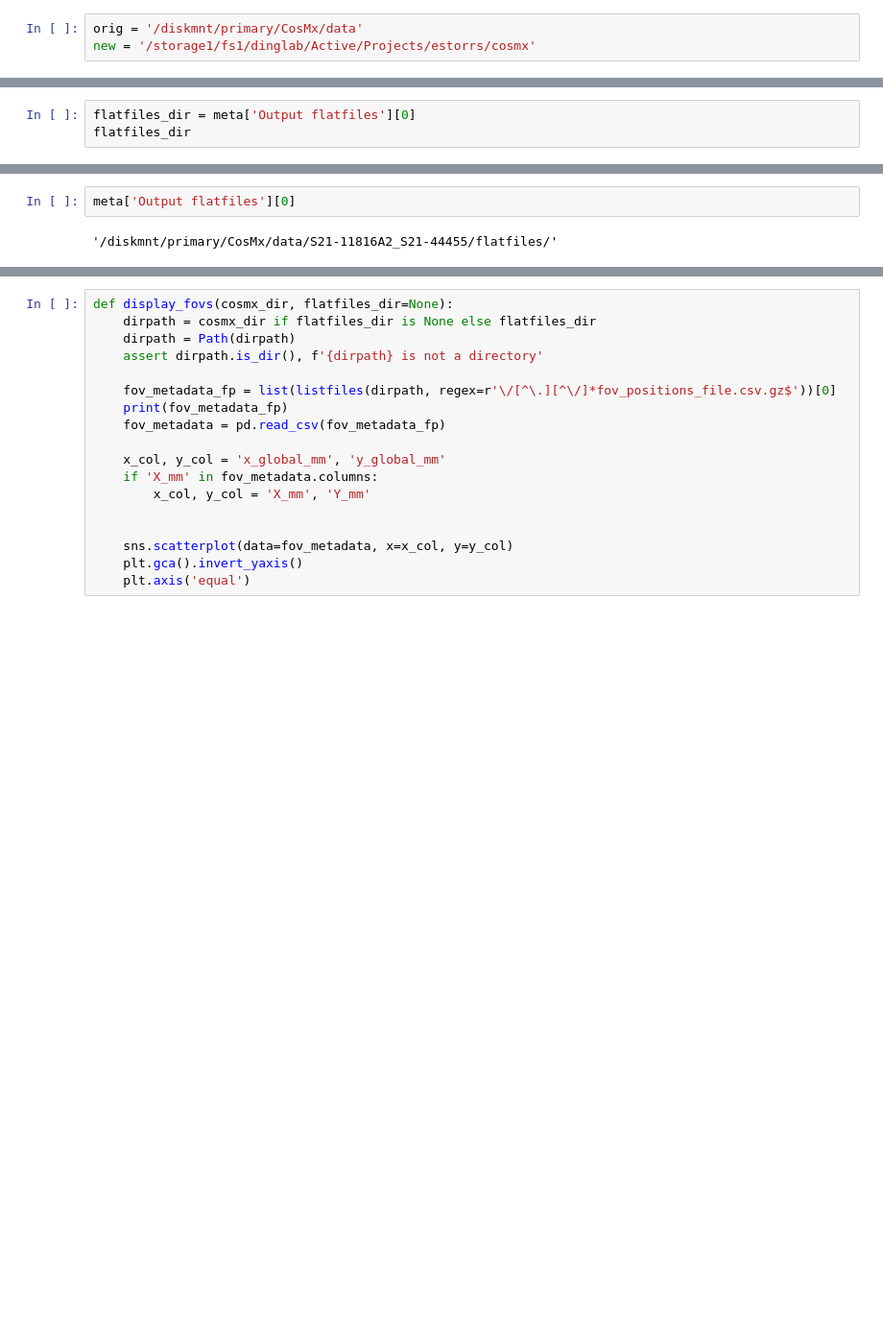
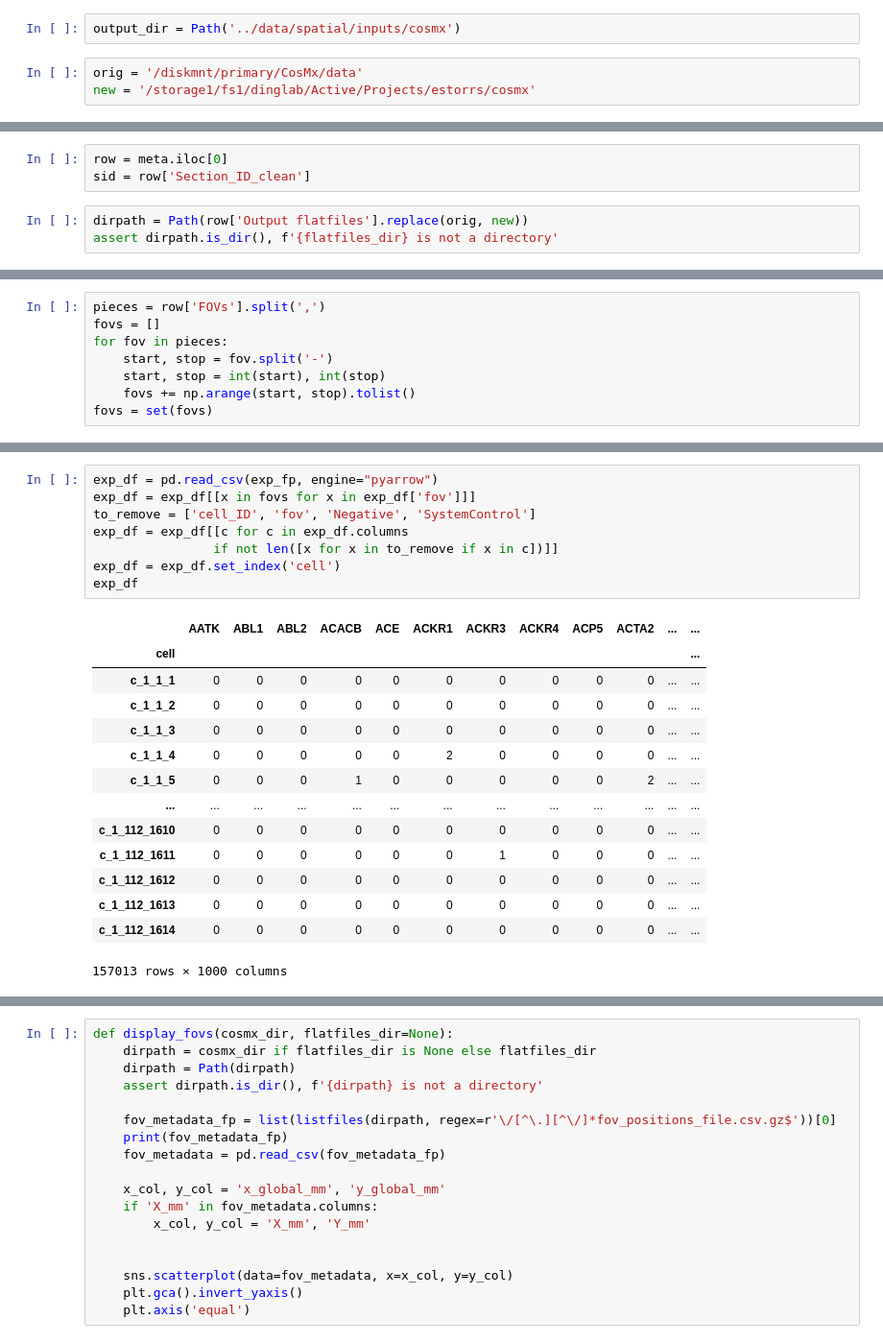
Before and after one commit to estorrs/3d-analysis, a Jupyter notebook: notebooks/1_cosmx_preprocessing.ipynb, the cells around one changed output, grey strips where cells are left out. Shown at 96% size. Saved outputs shown, nothing was run; the diff lists cells and outputs as text; blank space fills up the shorter version.

```diff
--- a/notebooks/1_cosmx_preprocessing.ipynb
+++ b/notebooks/1_cosmx_preprocessing.ipynb
@@ -76,6 +63,8 @@ meta
 | 13 | HT704B1 | HT704B1-S1H3Fp1_U22 | /diskmnt/primary/CosMx/data/HT704... | 173-293 |
 | 14 | HT704B1 | HT704B1-S1H3Fp1_U47 | /diskmnt/primary/CosMx/data/HT704... | 1-150 |
 | 15 | HT704B1 | HT704B1-S1H3Fp1_U56 | /diskmnt/primary/CosMx/data/HT704... | 151-240 |
+# %%
+output_dir = Path('../data/spatial/inputs/cosmx')
 # %%
 orig = '/diskmnt/primary/CosMx/data'
 new = '/storage1/fs1/dinglab/Active/Projects/estorrs/cosmx'
@@ -82,3 +156,6 @@ new = '/storage1/fs1/dinglab/Active/Projects/estorrs/cosmx'
+# %%
+row = meta.iloc[0]
+sid = row['Section_ID_clean']
 # %%
-flatfiles_dir = meta['Output flatfiles'][0]
-flatfiles_dir
+dirpath = Path(row['Output flatfiles'].replace(orig, new))
+assert dirpath.is_dir(), f'{flatfiles_dir} is not a directory'
@@ -97,0 +168,8 @@ NameError: name 'filepath' is not defined
+# %%
+pieces = row['FOVs'].split(',')
+fovs = []
+for fov in pieces:
+    start, stop = fov.split('-')
+    start, stop = int(start), int(stop)
+    fovs += np.arange(start, stop).tolist()
+fovs = set(fovs)
@@ -98,4 +197,23 @@ NameError: name 'filepath' is not defined
 # %%
-meta['Output flatfiles'][0]
+exp_df = pd.read_csv(exp_fp, engine="pyarrow")
+exp_df = exp_df[[x in fovs for x in exp_df['fov']]]
+to_remove = ['cell_ID', 'fov', 'Negative', 'SystemControl']
+exp_df = exp_df[[c for c in exp_df.columns
+                if not len([x for x in to_remove if x in c])]]
+exp_df = exp_df.set_index('cell')
+exp_df
 # %% [output]
+|  | AATK | ABL1 | ABL2 | ACACB | ACE | ACKR1 | ACKR3 | ACKR4 | ACP5 | ACTA2 | ... | ... |
+| cell |  |  |  |  |  |  |  |  |  |  |  | ... |
+| c_1_1_1 | 0 | 0 | 0 | 0 | 0 | 0 | 0 | 0 | 0 | 0 | ... | ... |
+| c_1_1_2 | 0 | 0 | 0 | 0 | 0 | 0 | 0 | 0 | 0 | 0 | ... | ... |
+| c_1_1_3 | 0 | 0 | 0 | 0 | 0 | 0 | 0 | 0 | 0 | 0 | ... | ... |
+| c_1_1_4 | 0 | 0 | 0 | 0 | 0 | 2 | 0 | 0 | 0 | 0 | ... | ... |
+| c_1_1_5 | 0 | 0 | 0 | 1 | 0 | 0 | 0 | 0 | 0 | 2 | ... | ... |
+| ... | ... | ... | ... | ... | ... | ... | ... | ... | ... | ... | ... | ... |
+| c_1_112_1610 | 0 | 0 | 0 | 0 | 0 | 0 | 0 | 0 | 0 | 0 | ... | ... |
+| c_1_112_1611 | 0 | 0 | 0 | 0 | 0 | 0 | 1 | 0 | 0 | 0 | ... | ... |
+| c_1_112_1612 | 0 | 0 | 0 | 0 | 0 | 0 | 0 | 0 | 0 | 0 | ... | ... |
+| c_1_112_1613 | 0 | 0 | 0 | 0 | 0 | 0 | 0 | 0 | 0 | 0 | ... | ... |
+| c_1_112_1614 | 0 | 0 | 0 | 0 | 0 | 0 | 0 | 0 | 0 | 0 | ... | ... |
-'/diskmnt/primary/CosMx/data/S21-11816A2_S21-44455/flatfiles/'
+157013 rows × 1000 columns
```
Also changed, not shown: parts of 10 cells of this notebook, 8 other files.
